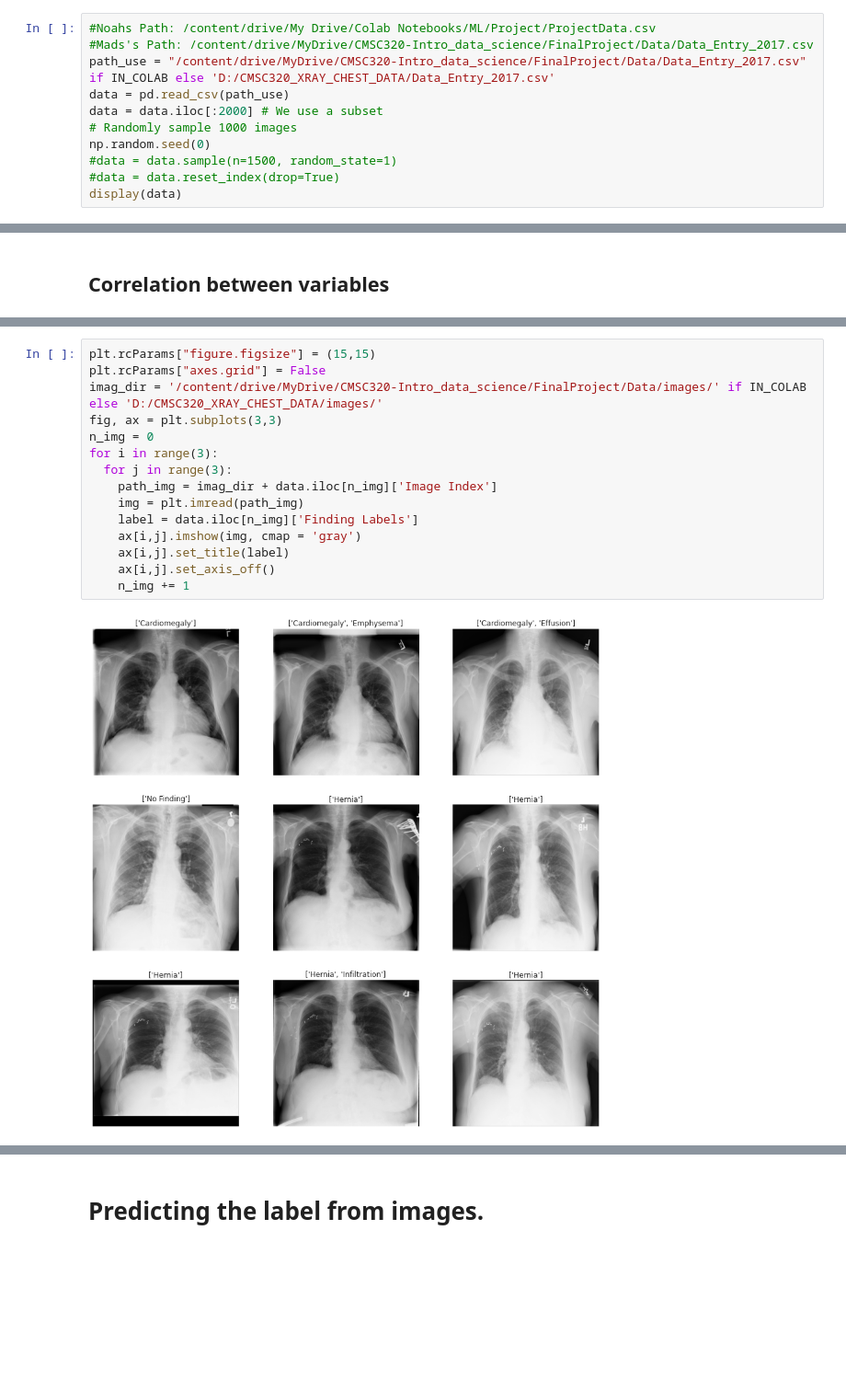
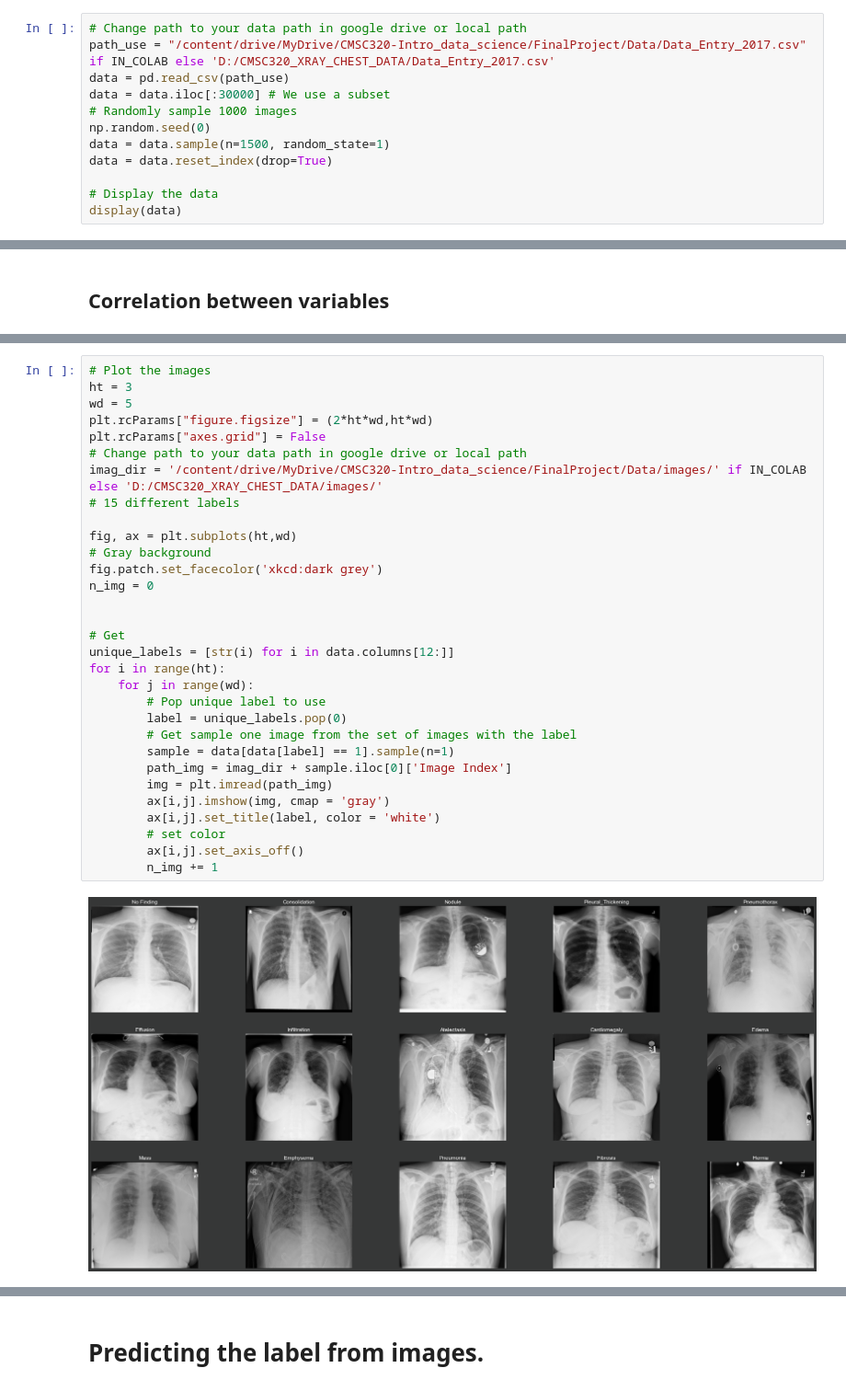
Before and after one commit to yeric1789/CMSC320_Final_Project, a Jupyter notebook: NoteBookFinalProject.ipynb, the cells around one changed output, grey strips where cells are left out. Shown at 92% size. Drawn from its saved outputs; the diff is of its cells as text; blank space fills up the shorter version.

```diff
--- a/NoteBookFinalProject.ipynb
+++ b/NoteBookFinalProject.ipynb
@@ -31,13 +42,14 @@ Mounted at /content/drive
 # %%
-#Noahs Path: /content/drive/My Drive/Colab Notebooks/ML/Project/ProjectData.csv
-#Mads's Path: /content/drive/MyDrive/CMSC320-Intro_data_science/FinalProject/Data/Data_Entry_2017.csv
+# Change path to your data path in google drive or local path
 path_use = "/content/drive/MyDrive/CMSC320-Intro_data_science/FinalProject/Data/Data_Entry_2017.csv" if IN_COLAB else 'D:/CMSC320_XRAY_CHEST_DATA/Data_Entry_2017.csv'
 data = pd.read_csv(path_use)
-data = data.iloc[:2000] # We use a subset
+data = data.iloc[:30000] # We use a subset
 # Randomly sample 1000 images
 np.random.seed(0)
-#data = data.sample(n=1500, random_state=1)
-#data = data.reset_index(drop=True)
+data = data.sample(n=1500, random_state=1)
+data = data.reset_index(drop=True)
+
+# Display the data
 display(data)
 # %% [output]
 |  | Image Index | Finding Labels | Follow-up # | Patient ID | Patient Age | Patient Gender | View Position | ... |
@@ -243,17 +255,33 @@ data_show = data.iloc[idx][['Image Index','Finding Labels']]
 # %%
-plt.rcParams["figure.figsize"] = (15,15)
+# Plot the images
+ht = 3
+wd = 5
+plt.rcParams["figure.figsize"] = (2*ht*wd,ht*wd)
 plt.rcParams["axes.grid"] = False
+# Change path to your data path in google drive or local path
 imag_dir = '/content/drive/MyDrive/CMSC320-Intro_data_science/FinalProject/Data/images/' if IN_COLAB else 'D:/CMSC320_XRAY_CHEST_DATA/images/'
-fig, ax = plt.subplots(3,3)
+# 15 different labels
+
+fig, ax = plt.subplots(ht,wd)
+# Gray background
+fig.patch.set_facecolor('xkcd:dark grey')
 n_img = 0
-for i in range(3):
-  for j in range(3):
-    path_img = imag_dir + data.iloc[n_img]['Image Index']
-    img = plt.imread(path_img)
-    label = data.iloc[n_img]['Finding Labels']
-    ax[i,j].imshow(img, cmap = 'gray')
-    ax[i,j].set_title(label)
-    ax[i,j].set_axis_off()
-    n_img += 1
+
+
+# Get
+unique_labels = [str(i) for i in data.columns[12:]]
+for i in range(ht):
+    for j in range(wd):
+        # Pop unique label to use
+        label = unique_labels.pop(0)
+        # Get sample one image from the set of images with the label
+        sample = data[data[label] == 1].sample(n=1)
+        path_img = imag_dir + sample.iloc[0]['Image Index']
+        img = plt.imread(path_img)
+        ax[i,j].imshow(img, cmap = 'gray')
+        ax[i,j].set_title(label, color = 'white')
+        # set color
+        ax[i,j].set_axis_off()
+        n_img += 1
 # %% [output]
-[figure, old version]
+[figure, new version]
```
Also changed, not shown: parts of 45 cells of this notebook, 1 other file.
